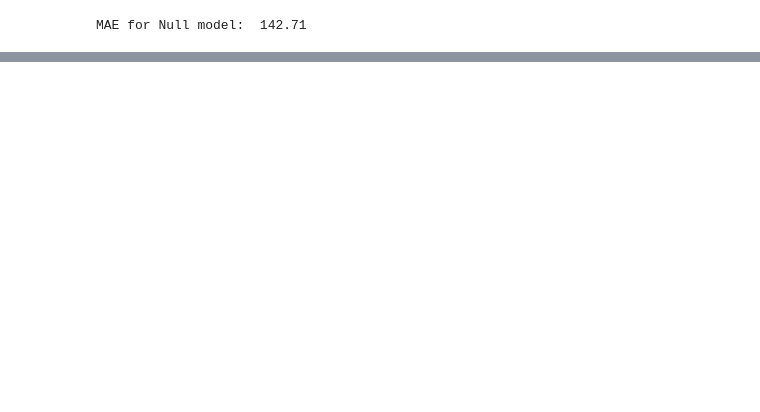
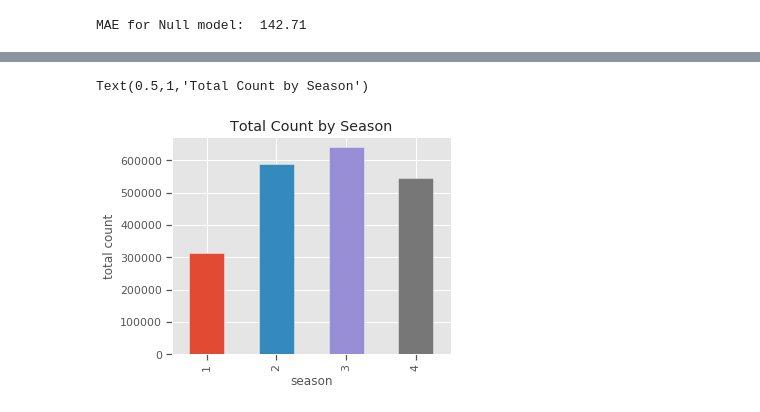
Before and after one commit to erv4gen/Bike-sharing-demand, a Jupyter notebook: Bike-sharing-demand.ipynb, the cells around one changed output, grey strips where cells are left out. Cells and saved outputs as stored; diff of their text form; code cells hidden in the pictures; blank space fills up the shorter version.

```diff
--- a/Bike-sharing-demand.ipynb
+++ b/Bike-sharing-demand.ipynb
@@ -102,0 +117,10 @@ g = (g.map(sns.distplot, "count", hist=False, rug=True)
+# %%
+#Tota count by season
+plt.figure(figsize=(5,))
+traindf.groupby('season')['count'].sum().plot.bar(ax=plt.gca())
+plt.ylabel('total count')
+plt.title('Total Count by Season')
+#.loc[(traindf.weather=='4') &(traindf.season=='1')]['count'].mean()
+# %% [output]
+Text(0.5,1,'Total Count by Season')
+[figure, added]
```
Also changed, not shown: parts of 10 cells of this notebook.
